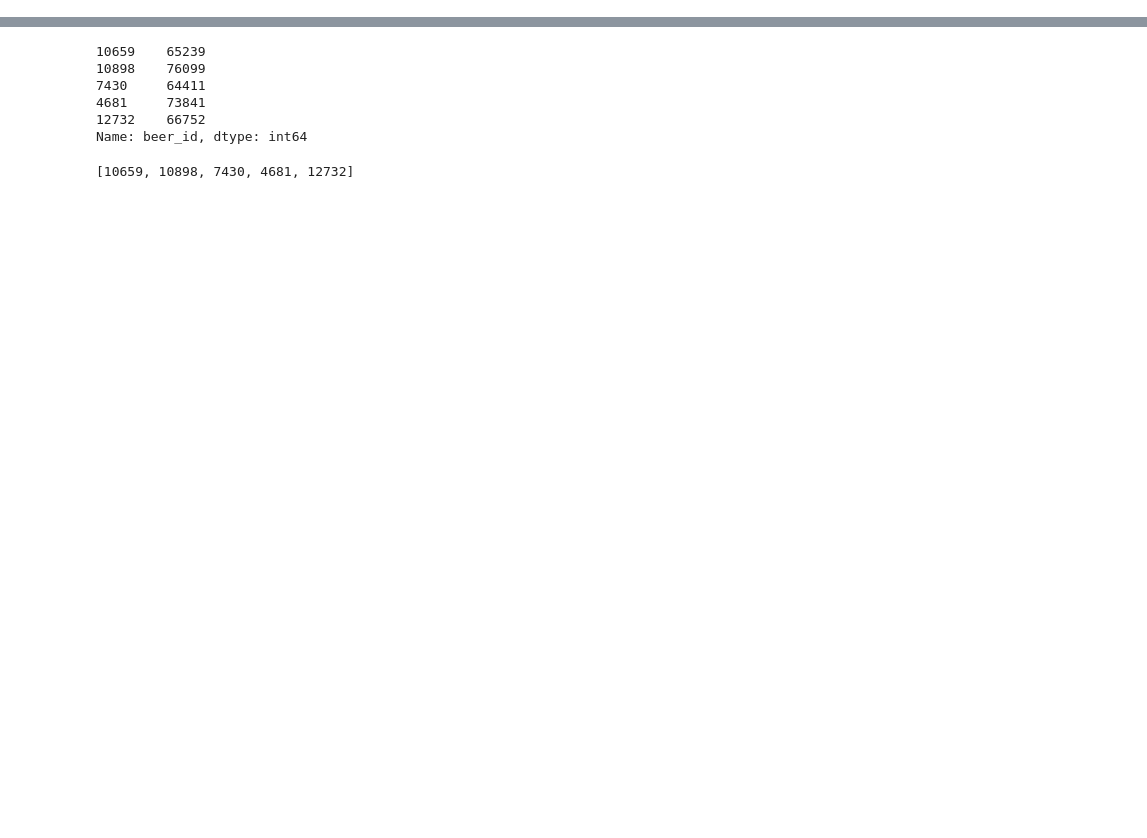
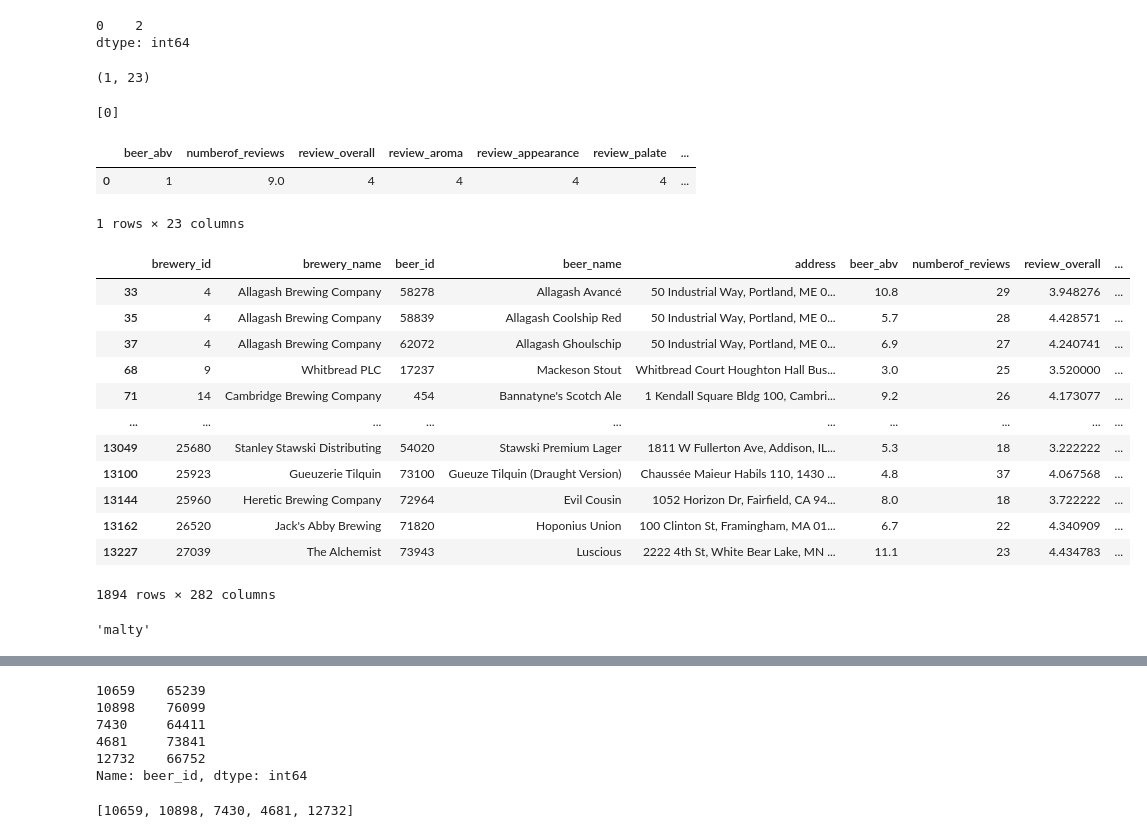
Before and after one commit to mactzu/PredictivePandas, a Jupyter notebook: work/yann/Untitled1.ipynb, the cells around one changed output, grey strips where cells are left out. Drawn from its saved outputs; the diff is of its cells as text; code cells hidden in the pictures; blank space fills up the shorter version.

Commit message:
add predict route

```diff
--- a/work/yann/Untitled1.ipynb
+++ b/work/yann/Untitled1.ipynb
@@ -19,0 +14,32 @@ beers.head()
+# %%
+beerdata["numberof_reviews"].mode()
+# %% [output]
+0    2
+dtype: int64
+# %%
+#user input
+beer_strength="Light"
+overall=4
+aroma=4
+appearance=4
+palate=4
+taste=4
+beer_style="lager"
+words=["sweet","hay","toast","gentle","bubbly"]
+
+# not user input
+beer_style_all=["ale","barleywine","bitter","exotic","ipa","kölsch","lager","pilsener","porter","stout","trappist"]
+beer_style_val=[0]*11
+for i in range(len(beer_style_all)):
+    if beer_style==beer_style_all[i]:
+        beer_style_val[i]=1
+
+beer_strength_all=["Light","Mid","Full","Heavy","Very Strong"]
+beer_abv_all=[1,3.5,5,7.5,10.5]
+beer_strength_val=[0]*5
+for i in range(len(beer_strength_all)):
+    if beer_strength==beer_strength_all[i]:
+        beer_strength_val[i]=1
+        beer_abv=beer_abv_all[i]
+
+numberof_reviews=beerdata["numberof_reviews"].median()
@@ -20 +72,47 @@ beers.head()
+# %%
+userInput=np.array([[beer_abv,numberof_reviews,overall,aroma,
+                    appearance,palate,taste,beer_style_val[0],
+                    beer_style_val[1],beer_style_val[2],beer_style_val[3],
+                    beer_style_val[4],beer_style_val[5],beer_style_val[6],
+                    beer_style_val[7],beer_style_val[8],beer_style_val[9],
+                    beer_style_val[10],beer_strength_val[2],beer_strength_val[3],
+                    beer_strength_val[0],beer_strength_val[1],beer_strength_val[4]]])
+userInput.shape
+# %% [output]
+(1, 23)
+# %%
+cluster=model.predict(userInput)
+print(cluster)
+# %% [output]
+[0]
+# %%
+userInput
+# %% [output]
+|  | beer_abv | numberof_reviews | review_overall | review_aroma | review_appearance | review_palate | ... |
+| 0 | 1 | 9.0 | 4 | 4 | 4 | 4 | ... |
+1 rows × 23 columns
+# %%
+beerdata=beerdata[beerdata["Kmeans Cluster"]==cluster[0]]
+#beerdata=beerdata[beerdata["beer_style"]=="lager"]
+#beerdata
+# %%
+beerdata
+# %% [output]
+|  | brewery_id | brewery_name | beer_id | beer_name | address | beer_abv | numberof_reviews | review_overall | ... |
+| 33 | 4 | Allagash Brewing Company | 58278 | Allagash Avancé | 50 Industrial Way, Portland, ME 0... | 10.8 | 29 | 3.948276 | ... |
+| 35 | 4 | Allagash Brewing Company | 58839 | Allagash Coolship Red | 50 Industrial Way, Portland, ME 0... | 5.7 | 28 | 4.428571 | ... |
+| 37 | 4 | Allagash Brewing Company | 62072 | Allagash Ghoulschip | 50 Industrial Way, Portland, ME 0... | 6.9 | 27 | 4.240741 | ... |
+| 68 | 9 | Whitbread PLC | 17237 | Mackeson Stout | Whitbread Court Houghton Hall Bus... | 3.0 | 25 | 3.520000 | ... |
+| 71 | 14 | Cambridge Brewing Company | 454 | Bannatyne's Scotch Ale | 1 Kendall Square Bldg 100, Cambri... | 9.2 | 26 | 4.173077 | ... |
+| ... | ... | ... | ... | ... | ... | ... | ... | ... | ... |
+| 13049 | 25680 | Stanley Stawski Distributing | 54020 | Stawski Premium Lager | 1811 W Fullerton Ave, Addison, IL... | 5.3 | 18 | 3.222222 | ... |
+| 13100 | 25923 | Gueuzerie Tilquin | 73100 | Gueuze Tilquin (Draught Version) | Chaussée Maieur Habils 110, 1430 ... | 4.8 | 37 | 4.067568 | ... |
+| 13144 | 25960 | Heretic Brewing Company | 72964 | Evil Cousin | 1052 Horizon Dr, Fairfield, CA 94... | 8.0 | 18 | 3.722222 | ... |
+| 13162 | 26520 | Jack's Abby Brewing | 71820 | Hoponius Union | 100 Clinton St, Framingham, MA 01... | 6.7 | 22 | 4.340909 | ... |
+| 13227 | 27039 | The Alchemist | 73943 | Luscious | 2222 4th St, White Bear Lake, MN ... | 11.1 | 23 | 4.434783 | ... |
+1894 rows × 282 columns
+# %%
+beerdata.columns[187]
+# %% [output]
+'malty'
 # %%
```
Also changed, not shown: parts of 14 cells of this notebook, 5 other files.
